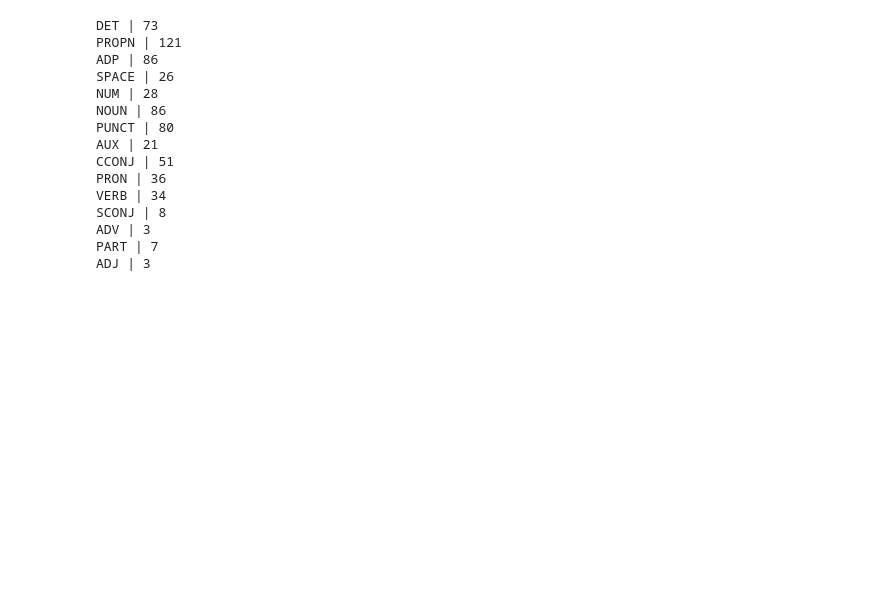
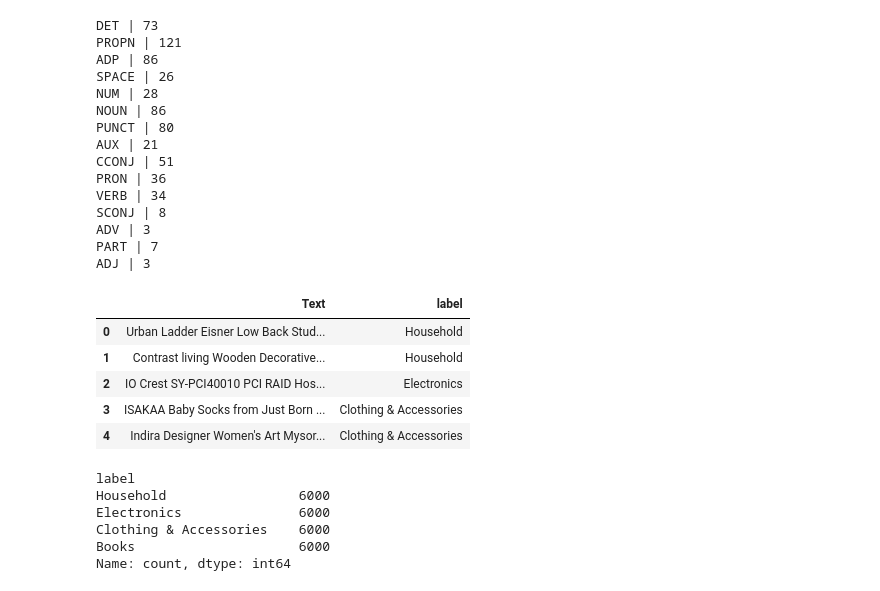
Before and after one commit to nagannaCtI064/nlp_practice, a Jupyter notebook: nlp_practice.ipynb, the cells around one changed output. Saved outputs shown, nothing was run; the diff lists cells and outputs as text; code cells hidden in the pictures; blank space fills up the shorter version.

```diff
--- a/nlp_practice.ipynb
+++ b/nlp_practice.ipynb
@@ -274,0 +277,11 @@ ADJ | 3
+# %%
+df=pd.read_csv("Ecommerce_data.csv")
+# %%
+df.head()
+# %% [output]
+|  | Text | label |
+| 0 | Urban Ladder Eisner Low Back Stud... | Household |
+| 1 | Contrast living Wooden Decorative... | Household |
+| 2 | IO Crest SY-PCI40010 PCI RAID Hos... | Electronics |
+| 3 | ISAKAA Baby Socks from Just Born ... | Clothing & Accessories |
+| 4 | Indira Designer Women's Art Mysor... | Clothing & Accessories |
@@ -274,0 +301,9 @@ ADJ | 3
+# %%
+df["label"].value_counts()
+# %% [output]
+label
+Household                 6000
+Electronics               6000
+Clothing & Accessories    6000
+Books                     6000
+Name: count, dtype: int64
```
Also changed, not shown: parts of 39 cells of this notebook, 4 other files.
